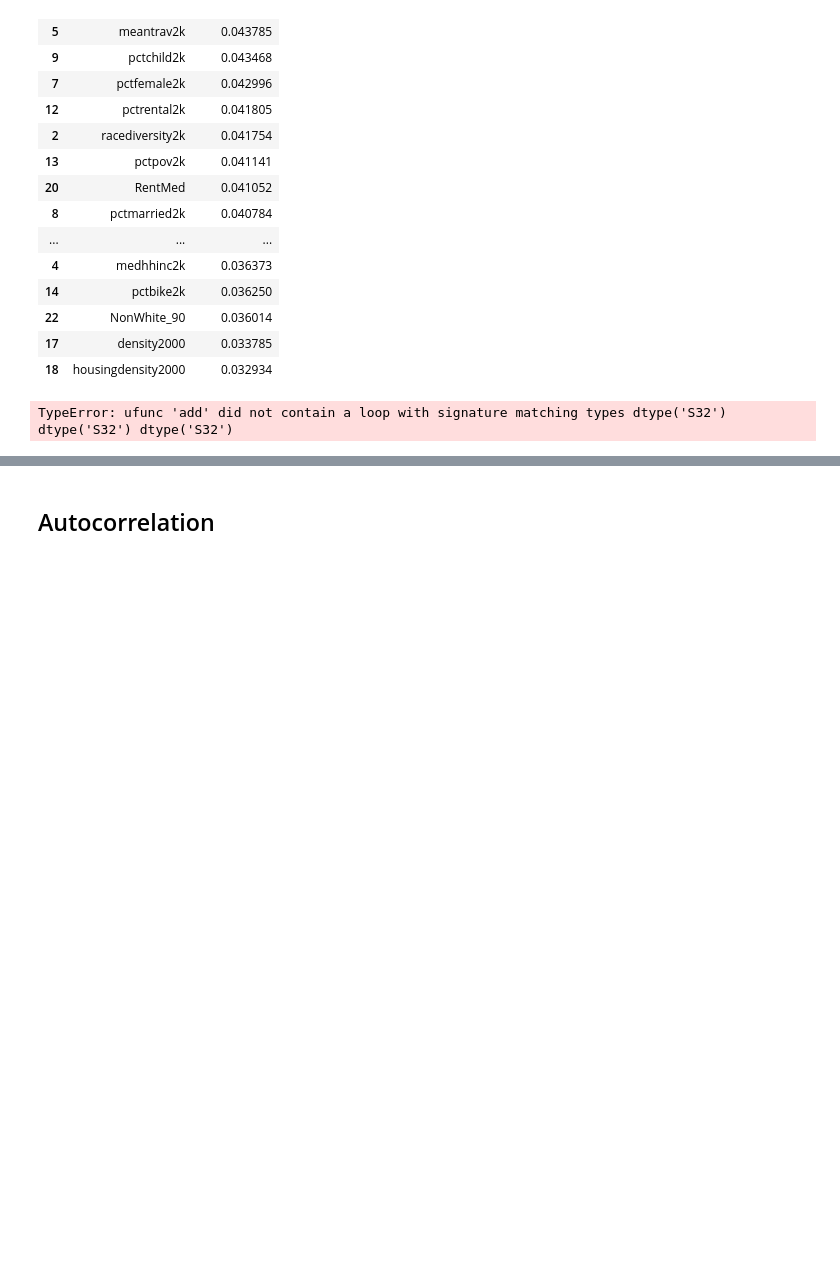
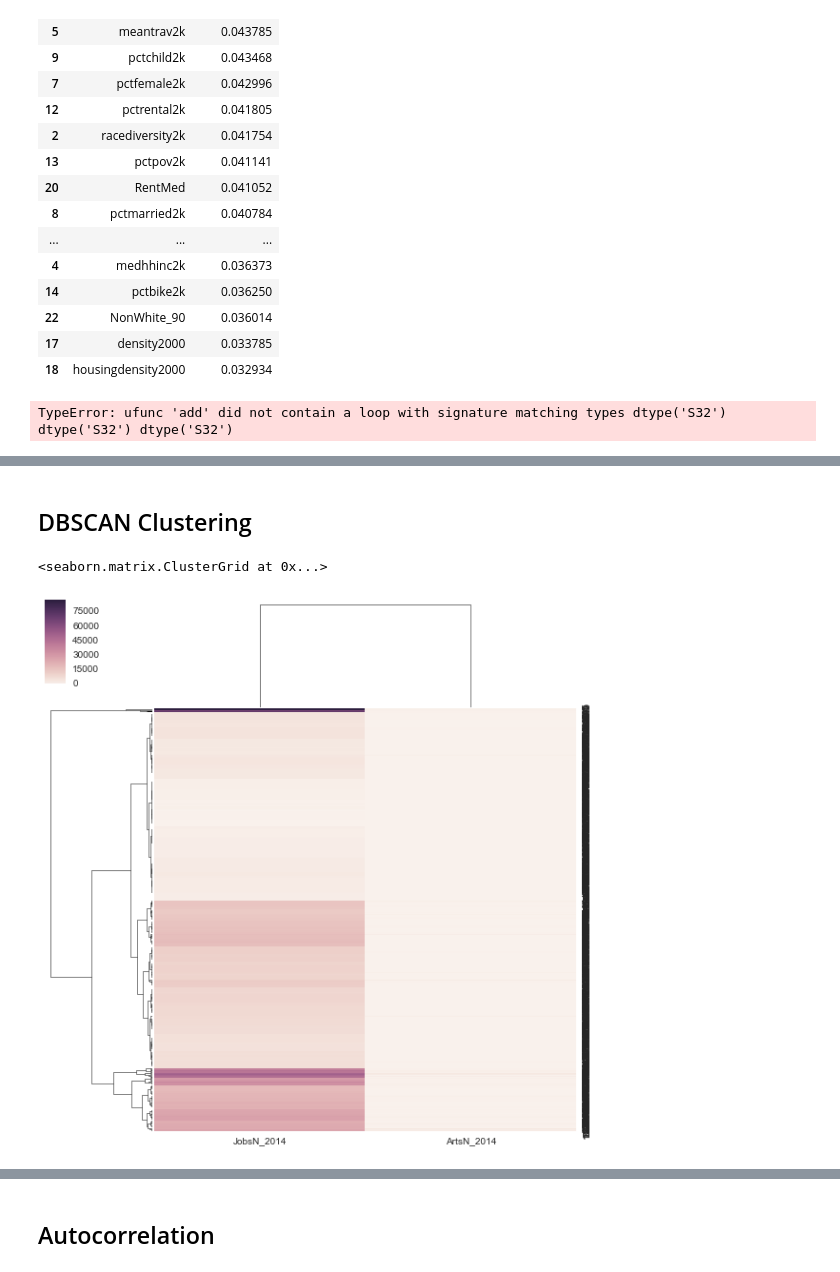
Before and after one commit to cysakamoto/GA_DataScience_FinalProject, a Jupyter notebook: Final Project.ipynb, the cells around one changed output, grey strips where cells are left out. Drawn from its saved outputs; the diff is of its cells as text; code cells hidden in the pictures; blank space fills up the shorter version.

```diff
--- a/Final Project.ipynb
+++ b/Final Project.ipynb
@@ -718,0 +712,7 @@ TypeError: ufunc 'add' did not contain a loop with signature matching types dtyp
+# %% [markdown]
+## DBSCAN Clustering
+# %%
+sns.clustermap(df[["JobsN_2014", "ArtsN_2014"]], method="complete")
+# %% [output]
+<seaborn.matrix.ClusterGrid at 0x...>
+[figure, added]
```
Also changed, not shown: parts of 29 cells of this notebook, 2 other files.
